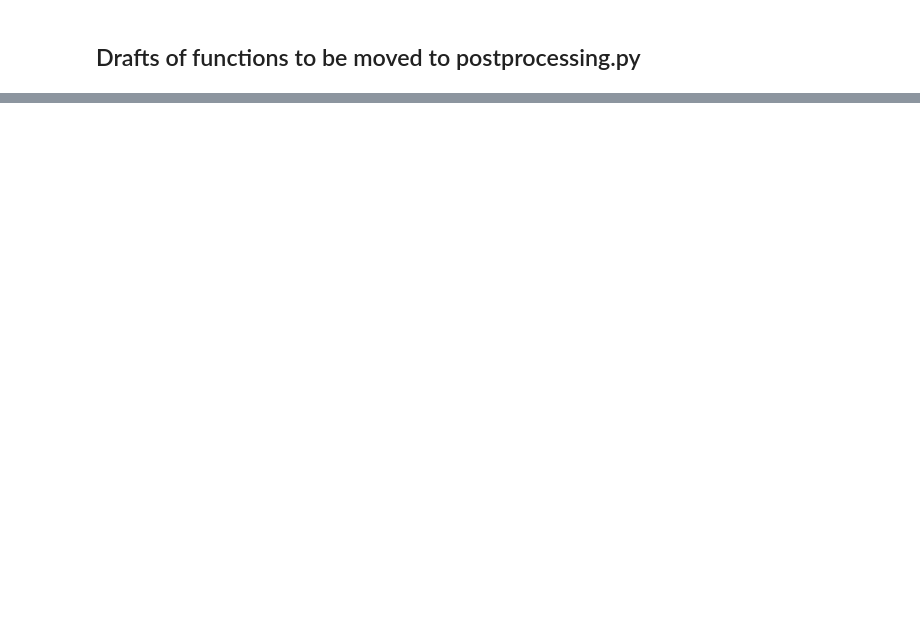
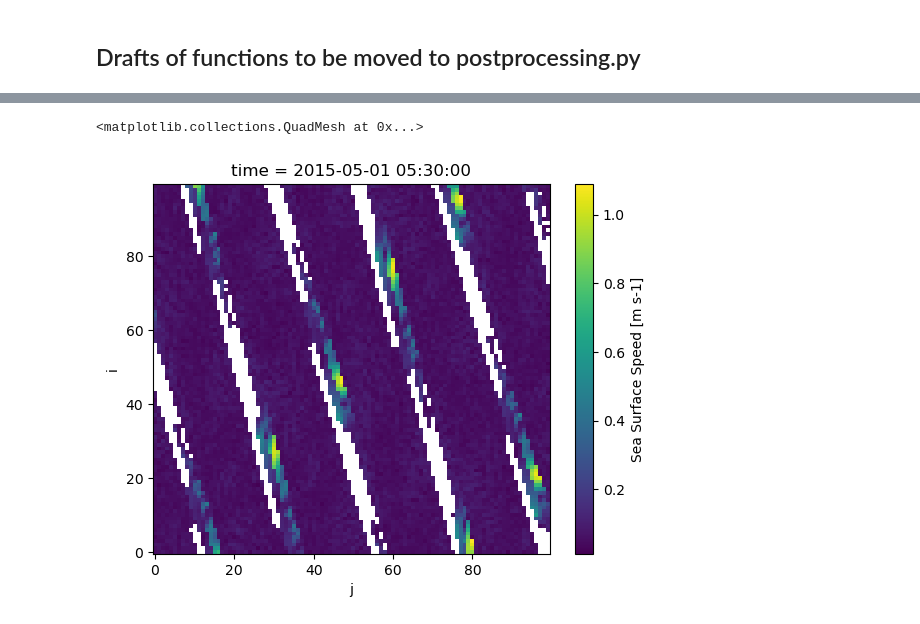
Before and after one commit to ashjbarnes/tasman-tides, a Jupyter notebook: notebooks/analysis/draft-functions.ipynb, the cells around one changed output, grey strips where cells are left out. Drawn from its saved outputs; the diff is of its cells as text; code cells hidden in the pictures; blank space fills up the shorter version.

Commit message:
building regridder...

```diff
--- a/notebooks/analysis/draft-functions.ipynb
+++ b/notebooks/analysis/draft-functions.ipynb
@@ -479,0 +169,10 @@ ax.legend()
+# %%
+regridder = xesmf.Regridder(
+    u,newgrid,"bilinear"
+)
+out = regridder(u,keep_attrs = True)
+# %%
+out.plot()
+# %% [output]
+<matplotlib.collections.QuadMesh at 0x...>
+[figure, added]
```
Also changed, not shown: parts of 46 cells of this notebook, 1 other file.
